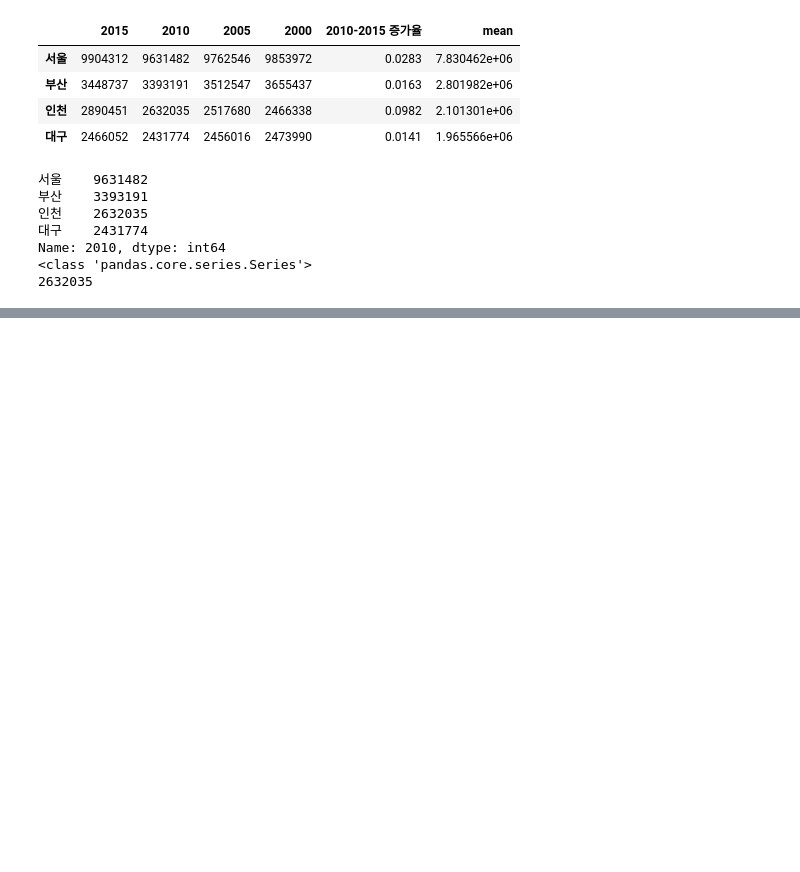
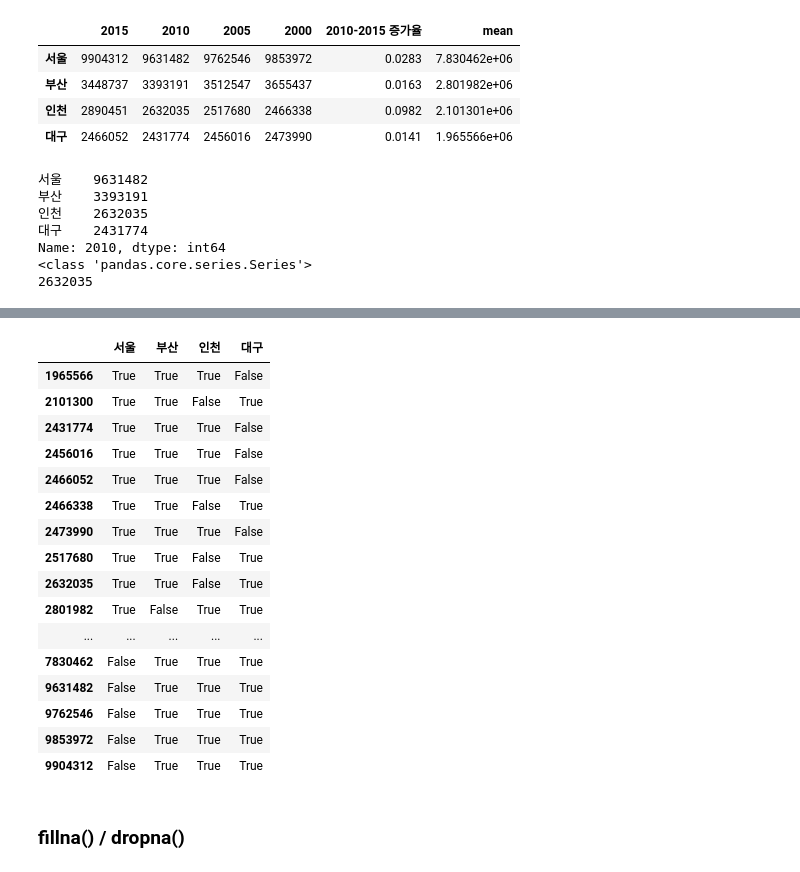
Before and after one commit to smjune/ipynb, a Jupyter notebook: dsschool.ipynb, the cells around one changed output, grey strips where cells are left out. Saved outputs shown, nothing was run; the diff lists cells and outputs as text; code cells hidden in the pictures; blank space fills up the shorter version.

```diff
--- a/dsschool.ipynb
+++ b/dsschool.ipynb
@@ -218,0 +432,22 @@ Name: 2010, dtype: int64
+# %%
+df3.apply(pd.value_counts).isnull()
+# %% [output]
+|  | 서울 | 부산 | 인천 | 대구 |
+| 1965566 | True | True | True | False |
+| 2101300 | True | True | False | True |
+| 2431774 | True | True | True | False |
+| 2456016 | True | True | True | False |
+| 2466052 | True | True | True | False |
+| 2466338 | True | True | False | True |
+| 2473990 | True | True | True | False |
+| 2517680 | True | True | False | True |
+| 2632035 | True | True | False | True |
+| 2801982 | True | False | True | True |
+| ... | ... | ... | ... | ... |
+| 7830462 | False | True | True | True |
+| 9631482 | False | True | True | True |
+| 9762546 | False | True | True | True |
+| 9853972 | False | True | True | True |
+| 9904312 | False | True | True | True |
+# %% [markdown]
+### fillna() / dropna()
```
Also changed, not shown: parts of 33 cells of this notebook.
